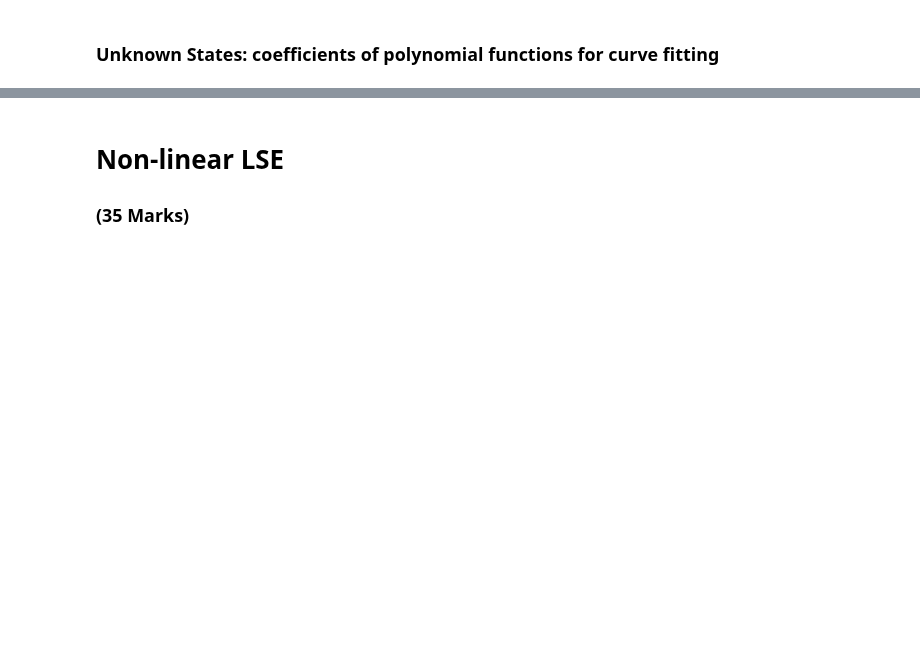
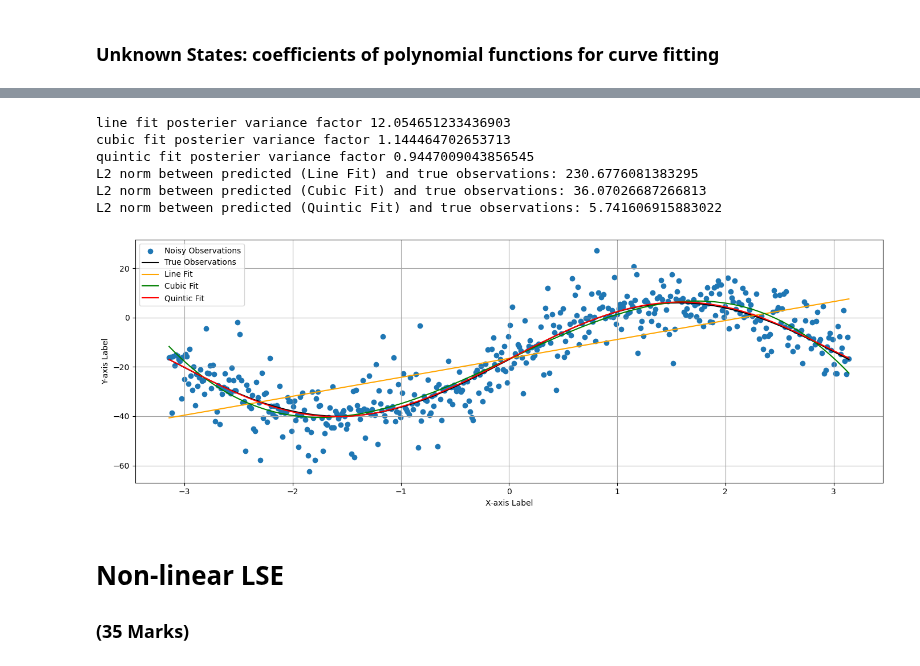
Before and after one commit to paul-dobre/engg680_2024_fall, a Jupyter notebook: Lab_Assignment2/Assignment2.ipynb, the cells around one changed output, grey strips where cells are left out. Saved outputs shown, nothing was run; the diff lists cells and outputs as text; code cells hidden in the pictures; blank space fills up the shorter version.

```diff
--- a/Lab_Assignment2/Assignment2.ipynb
+++ b/Lab_Assignment2/Assignment2.ipynb
@@ -208,4 +211,4 @@ fig.tight_layout()
 # now, let's define the P matrix with the proper weights of observation
 # use the variance of observation l_var, define P matrix
 # (1 mark)
-P = #...
+P =np.diag(1/l_var) #...
@@ -217,3 +215,48 @@ P = #...
+# %%
+# step 13
+# repeat the steps 6-10, using the proper P matrix
+# (10 marks)
+# ...
+[x1, cov_x1, apv1, v1]=fit_polynomial_curve(a,l,P,1)
+[x3, cov_x3, apv3, v3]=fit_polynomial_curve(a,l,P,3)
+[x5, cov_x5, apv5, v5]=fit_polynomial_curve(a,l,P,5)
+
+line_uw = np.polyval(x1[::-1],a)#...#reverse the sequence of parameters,as our sequence are[x0,x1,x2],it requires[x2,x1,x0]
+cubic_uw = np.polyval(x3[::-1],a)#...
+quintic_uw = np.polyval(x5[::-1],a)#...
+
+fig, ax = plt.subplots(nrows=1, ncols=1, figsize=(14, 5))
+# Plot noisy and true observations
+ax.scatter(a,l, label="Noisy Observations")
+ax.plot(a,l_true, label="True Observations", color='black')
+
+# Plot polynomial functions for line, cubic, and quintic
+ax.plot(a,line_uw, label="Line Fit", color='orange')
+ax.plot(a,cubic_uw, label="Cubic Fit", color='green')
+ax.plot(a,quintic_uw, label="Quintic Fit", color='red')
+
+# Add labels and grid
+ax.set_xlabel("X-axis Label")  # Customize as needed
+ax.set_ylabel("Y-axis Label")  # Customize as needed
+ax.legend()
+ax.grid(True, which='both',ls='-',color='0.65')
+fig.tight_layout()
+
+print("line fit posterier variance factor",apv1)
+print("cubic fit posterier variance factor",apv3)
+print("quintic fit posterier variance factor",apv5)
+
+print("L2 norm between predicted (Line Fit) and true observations:", np.linalg.norm(line_uw - l_true))
+print("L2 norm between predicted (Cubic Fit) and true observations:", np.linalg.norm(cubic_uw - l_true))
+print("L2 norm between predicted (Quintic Fit) and true observations:", np.linalg.norm(quintic_uw - l_true))
+# %% [output]
+line fit posterier variance factor 12.054651233436903
+cubic fit posterier variance factor 1.144464702653713
+quintic fit posterier variance factor 0.9447009043856545
+L2 norm between predicted (Line Fit) and true observations: 230.6776081383295
+L2 norm between predicted (Cubic Fit) and true observations: 36.07026687266813
+L2 norm between predicted (Quintic Fit) and true observations: 5.741606915883022
+[figure, added]
 # %%
 # step 14
 # Compare the results of a posterier variance factor and norm from unweighted LSE and weighted LSE, what phenomena do you observe? Explain this phenomena.
```
Also changed, not shown: parts of 14 cells of this notebook.
